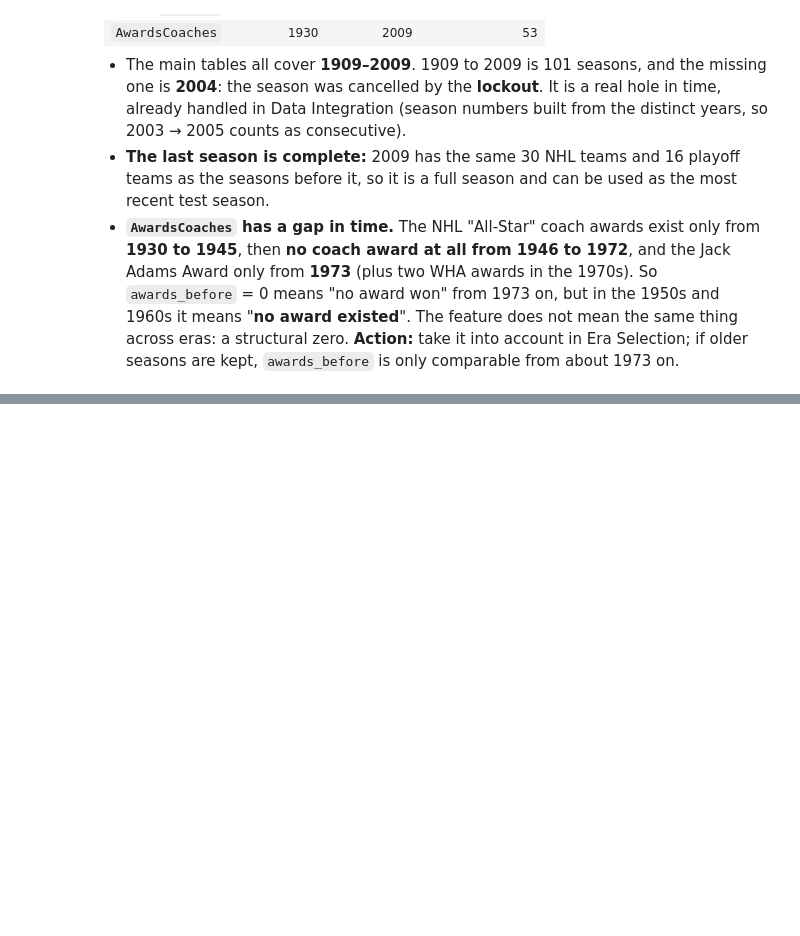
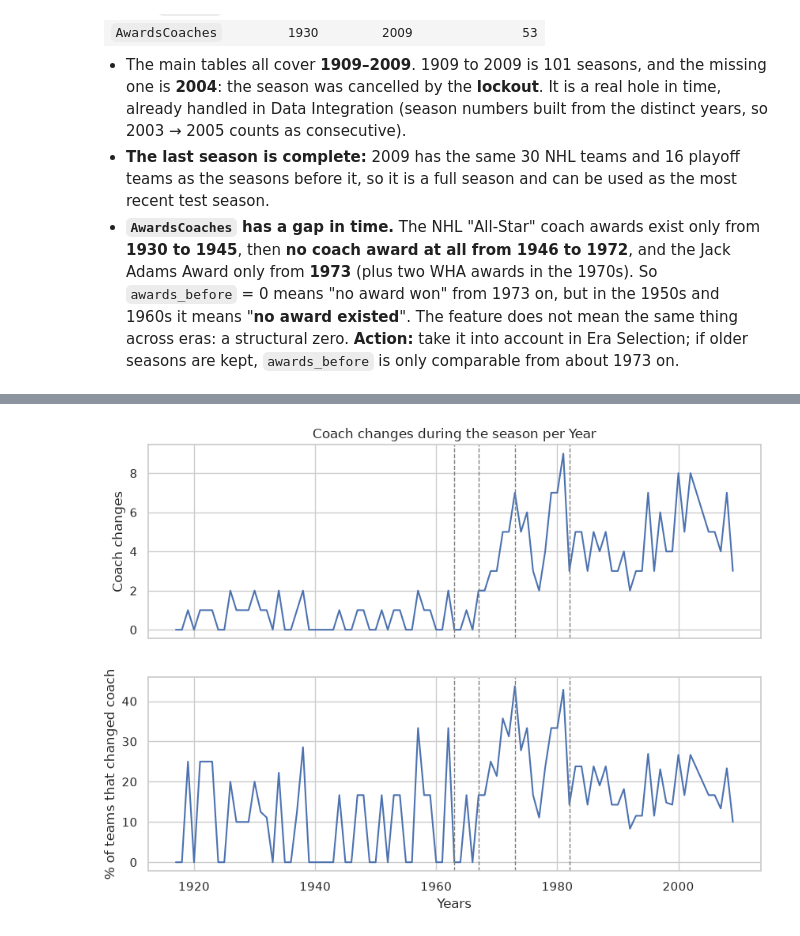
Before and after one commit to LuisBento2005/AC_DataMining, a Jupyter notebook: notebooks/03_data_preparation.ipynb, the cells around one changed output, grey strips where cells are left out. Cells and saved outputs as stored; diff of their text form; code cells hidden in the pictures; blank space fills up the shorter version.

```diff
--- a/notebooks/03_data_preparation.ipynb
+++ b/notebooks/03_data_preparation.ipynb
@@ -1678,0 +1780,40 @@ Timeliness is also about whether old data still describes the game we predict. M
+# %%
+sampling_domain_changes = q("""
+    SELECT
+        c.year,
+        c.tmID,
+        MAX(c.stint) > 1 AS coach_change
+    FROM Coaches c
+    WHERE c.lgID = "NHL"
+    GROUP BY
+        c.year,
+        c.tmID
+""")
+
+sampling_domain_changes_groupby = (
+    sampling_domain_changes
+    .groupby("year")["coach_change"]
+    .agg(changes="sum", teams_season="count")
+)
+
+sampling_domain_changes_groupby["changes_pct"] = (
+    sampling_domain_changes_groupby["changes"] / sampling_domain_changes_groupby["teams_season"] * 100
+)
+
+fig, (ax_count, ax_pct) = plt.subplots(2, 1, figsize=(10, 7), sharex=True)
+
+ax_count.plot(sampling_domain_changes_groupby.index, sampling_domain_changes_groupby["changes"])
+ax_count.set_ylabel("Coach changes")
+ax_count.set_title("Coach changes during the season per Year")
+
+ax_pct.plot(sampling_domain_changes_groupby.index, sampling_domain_changes_groupby["changes_pct"])
+ax_pct.set_xlabel("Years")
+ax_pct.set_ylabel("% of teams that changed coach")
+
+for ax in (ax_count, ax_pct):
+    for x in possible_candidates:
+        ax.axvline(x, ls="--", color="grey", lw=1)
+
+plt.show()
+# %% [output]
+[figure, added]
```
Also changed, not shown: parts of 86 cells of this notebook.
